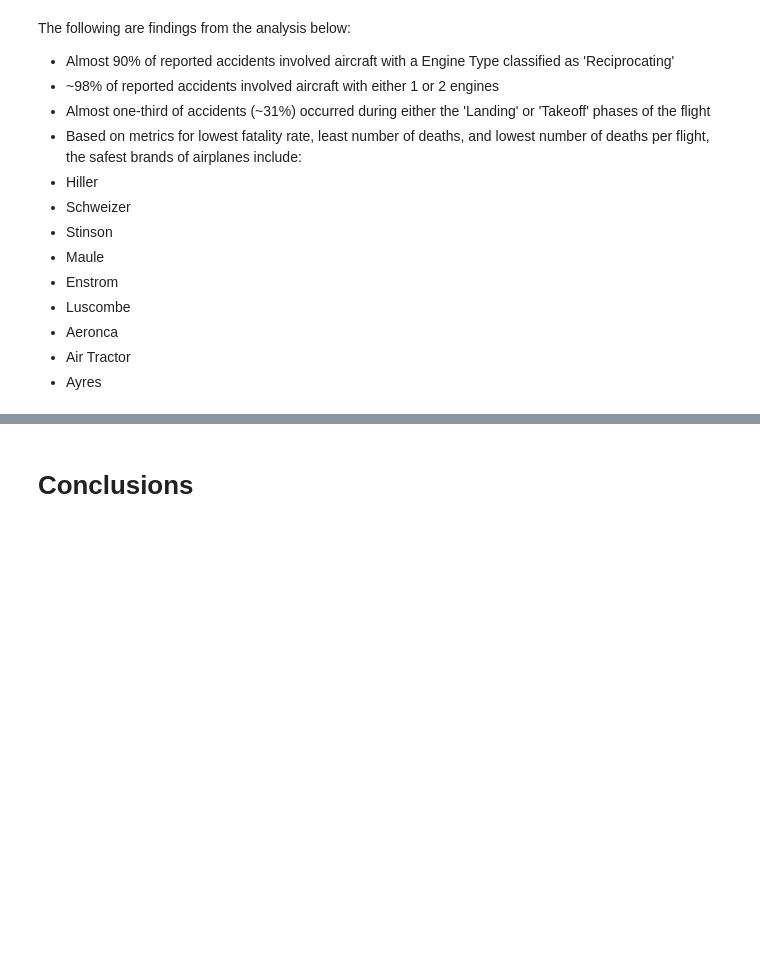
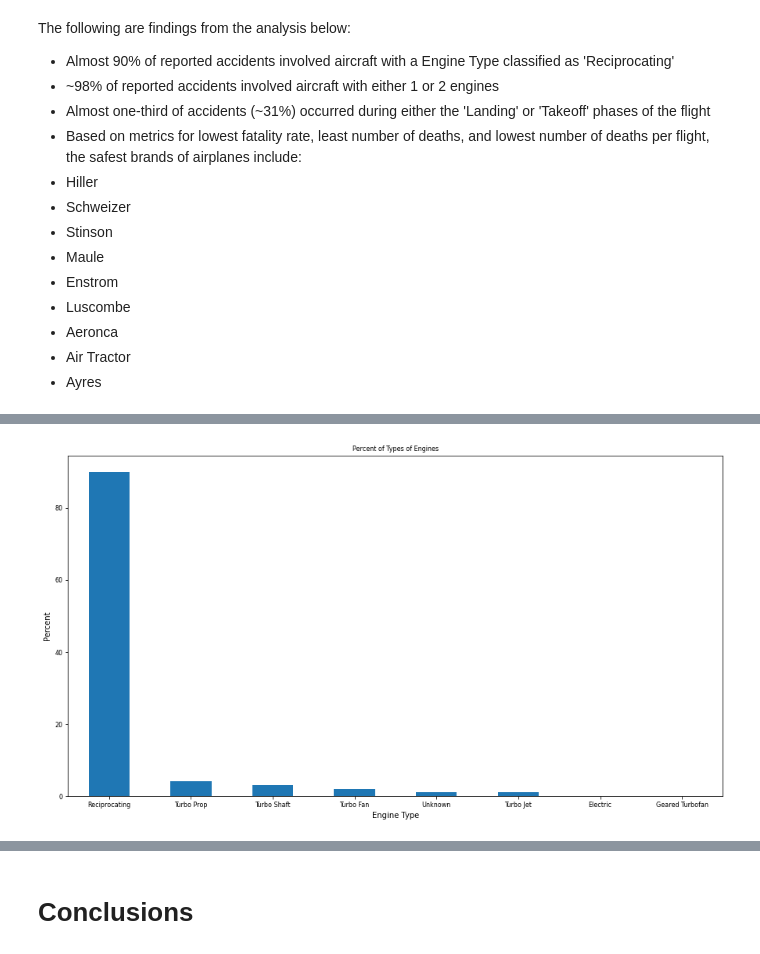
Before and after one commit to ckucewicz/aircraft_safety_project, a Jupyter notebook: Notebook.ipynb, the cells around one changed output, grey strips where cells are left out. Cells and saved outputs as stored; diff of their text form; code cells hidden in the pictures; blank space fills up the shorter version.

```diff
--- a/Notebook.ipynb
+++ b/Notebook.ipynb
@@ -893,0 +679,4 @@ total_deaths_by_brand.plot(kind='bar', figsize=(15, 8));
+# %%
+# Calculates the percentages of the frequency of each engine type
+type_of_engines_percent = round(df_clean['Engine.Type'].value_counts(normalize = True),2)*100
+type_of_engines_percent
@@ -893,0 +737,9 @@ total_deaths_by_brand.plot(kind='bar', figsize=(15, 8));
+# %%
+# Bar plot that visualizes the percentages of the frequency of each type of engine
+type_of_engines_percent.plot(kind='bar',figsize=(15, 8))
+plt.title('Percent of Types of Engines')
+plt.xlabel('Engine Type')
+plt.ylabel('Percent')
+plt.xticks(rotation=0);
+# %% [output]
+[figure, added]
```
Also changed, not shown: parts of 60 cells of this notebook.
